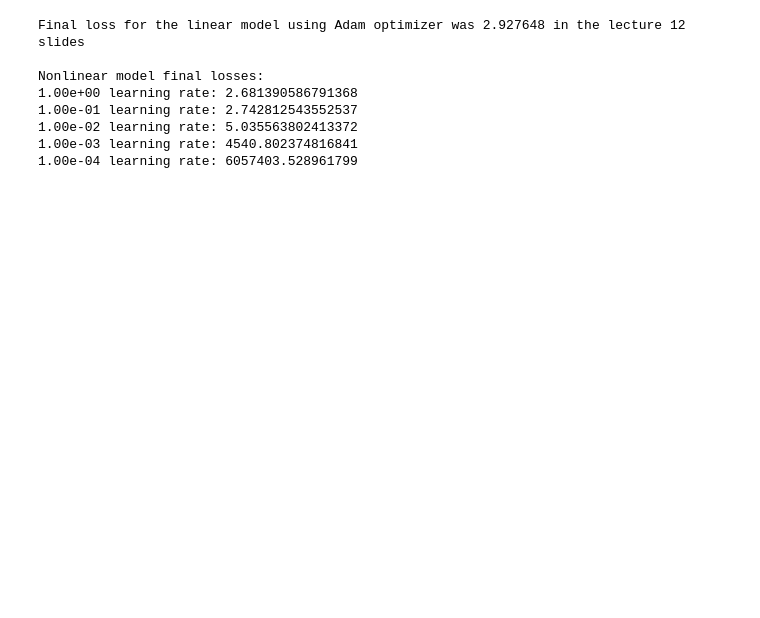
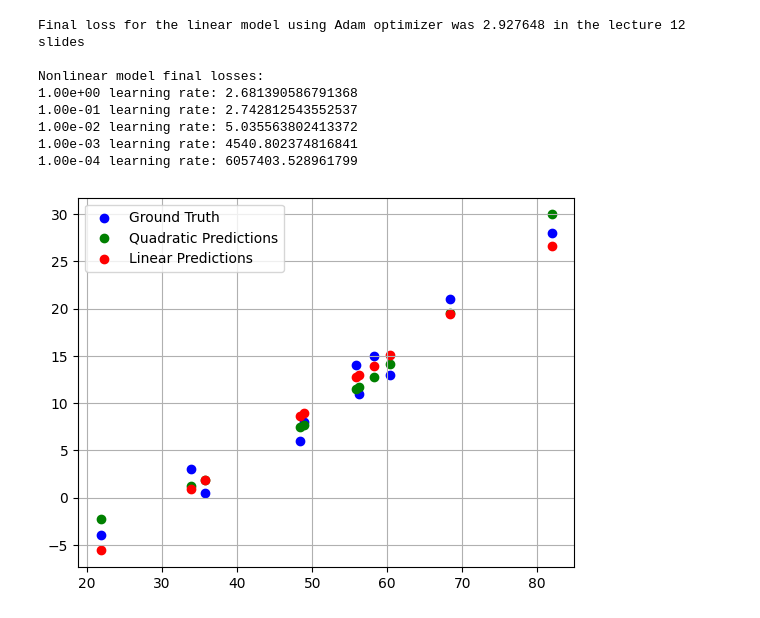
Before and after one commit to bfaryadi/ECGR4105_hw5_bf, a Jupyter notebook: Bryan_Faryadi_(801178567)_HW5_Problem_1.ipynb, the cells around one changed output. Cells and saved outputs as stored; diff of their text form; code cells hidden in the pictures; blank space fills up the shorter version.

```diff
--- a/Bryan_Faryadi_(801178567)_HW5_Problem_1.ipynb
+++ b/Bryan_Faryadi_(801178567)_HW5_Problem_1.ipynb
@@ -14,10 +14,10 @@ from sklearn.naive_bayes import GaussianNB
 from sklearn.decomposition import PCA
 from sklearn.svm import SVR
 # %%
-t_c = [0.5, 14.0, 15.0, 28.0, 11.0, 8.0, 3.0, -4.0, 6.0, 13.0, 21.0]
-t_u = [35.7, 55.9, 58.2, 81.9, 56.3, 48.9, 33.9, 21.8, 48.4, 60.4, 68.4]
-t_c = torch.tensor(t_c)
-t_u = torch.tensor(t_u)
+t_c_raw = [0.5, 14.0, 15.0, 28.0, 11.0, 8.0, 3.0, -4.0, 6.0, 13.0, 21.0]
+t_u_raw = [35.7, 55.9, 58.2, 81.9, 56.3, 48.9, 33.9, 21.8, 48.4, 60.4, 68.4]
+t_c = torch.tensor(t_c_raw)
+t_u = torch.tensor(t_u_raw)
 # %%
 def linear_model(t_u, w, b):
   return w*t_u +  b
@@ -45,7 +45,9 @@ def training_loop(n_epochs, model, optimizer, params, t_u, t_c):
   return params
 # %%
 learning_rate = [1e0, 1e-1, 1e-2, 1e-3, 1e-4]
+# learning_rate = [1e0]
 final_loss = []
+t_ps = []
 
 for lr in learning_rate:
   print(f'Learning rate: {lr}')
@@ -55,9 +57,21 @@ for lr in learning_rate:
   params = training_loop(5000, model, optimizer, params, t_u, t_c)
 
   t_p = quadratic_model(t_u, *params)
+  t_ps.append(t_p)
   loss = loss_fn(t_p, t_c)
-  final_loss.append(loss)
+  final_loss.append(loss.detach().numpy())
   print()
+
+print(f'Learning rate: 1e0')
+model = linear_model
+params = torch.tensor(np.ones((2,1)), requires_grad=True)
+optimizer = optim.Adam([params], lr=1e0)
+params = training_loop(5000, model, optimizer, params, t_u, t_c)
+
+t_p_l = linear_model(t_u, *params)
+loss = loss_fn(t_p_l, t_c)
+linear_loss = loss.detach().numpy()
+print()
 # %% [output]
 Learning rate: 1.0
 Epoch 1, Loss 45594787.736440
@@ -90,3 +104,19 @@ Nonlinear model final losses:
 1.00e-02 learning rate: 5.035563802413372
 1.00e-03 learning rate: 4540.802374816841
 1.00e-04 learning rate: 6057403.528961799
+# %%
+t_p_q = t_ps[0].detach().numpy()
+t_p_l = t_p_l.detach().numpy()
+
+plt.scatter(t_u_raw, t_c_raw, label='Ground Truth', color='blue')
+plt.scatter(t_u_raw, t_p_q, label='Quadratic Predictions', color='green')
+plt.scatter(t_u_raw, t_p_l, label='Linear Predictions', color='red')
+
+# plt.xlabel('Input (t_u)')
+# plt.ylabel('Temperature (°C)')
+# plt.title('Model Predictions vs Ground Truth')
+plt.legend()
+plt.grid(True)
+plt.show()
+# %% [output]
+[figure, added]
```
Also changed, not shown: parts of 2 cells of this notebook, 1 other file.
